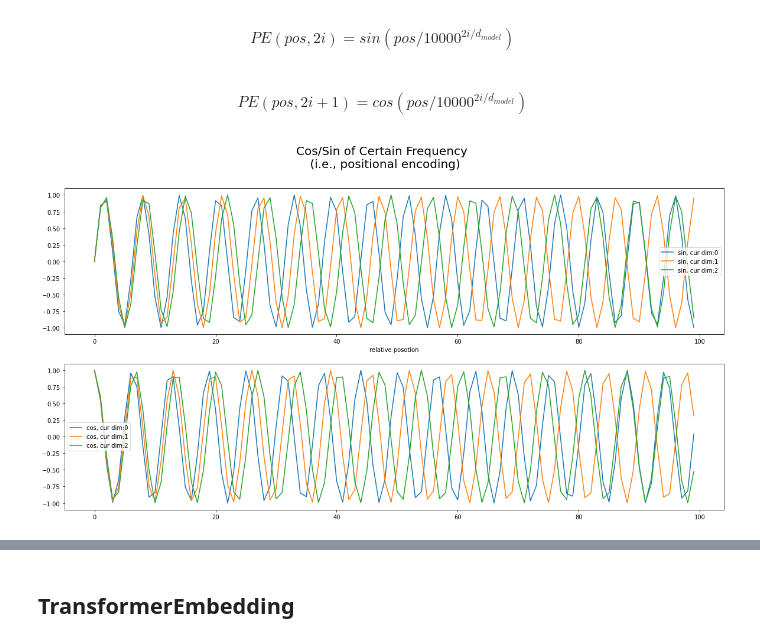
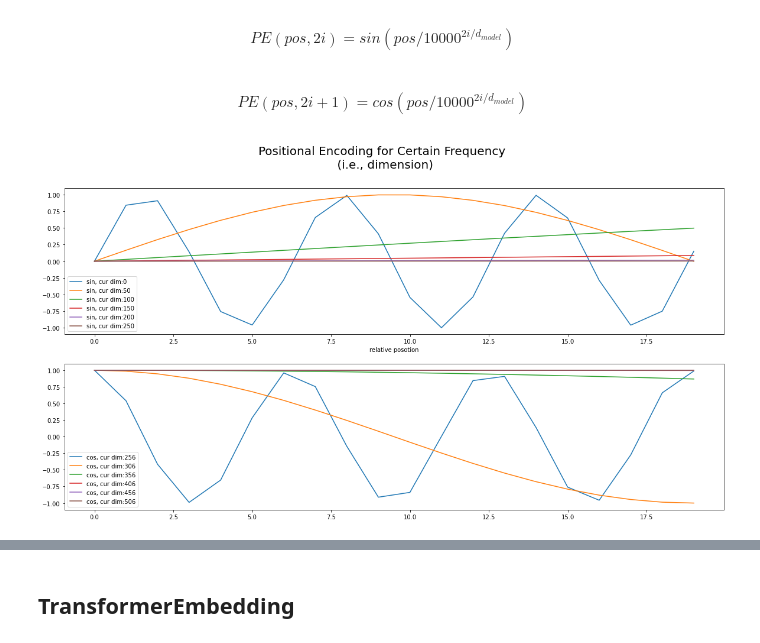
Before and after one commit to SpellOnYou/1000-days-of-code, a Jupyter notebook: dl_scratch/transformer.ipynb, the cells around one changed output, grey strips where cells are left out. Drawn from its saved outputs; the diff is of its cells as text; code cells hidden in the pictures.

```diff
--- a/dl_scratch/transformer.ipynb
+++ b/dl_scratch/transformer.ipynb
@@ -75,18 +74,18 @@ class PositionalEncoding(nn.Module):
         enc = torch.cat([inp.sin(), inp.cos()], dim=-1)
         return enc
 # %%
-positions = torch.arange(0, 100).float(); positions[:10]
+positions = torch.arange(0, 100).float();# positions[:10]
 d_model = 512
 # %%
 import matplotlib.pyplot as plt
 fig, ax = plt.subplots(2,1, figsize=(20,10))
-fig.suptitle("Cos/Sin of Certain Frequency \n (i.e., positional encoding)", fontsize=20)
+fig.suptitle("Positional Encoding for Certain Frequency \n (i.e., dimension)", fontsize=20)
 
 res = PositionalEncoding(d_model=d_model)(positions)
-for i in range(0,3):
-    ax[0].plot(res[:,i], label=f"sin, cur dim:{i}")
+for i in range(0, d_model//2, 50):
+    ax[0].plot(res[:20,i], label=f"sin, cur dim:{i}")
     ax[0].legend()
     ax[0].set_xlabel("relative posotion")
-    ax[1].plot(res[:,int(d_model/2+i)], label=f"cos, cur dim:{i}"); ax[1].legend()
+    ax[1].plot(res[:20,int(d_model/2+i)], label=f"cos, cur dim:{int(d_model/2+i)}"); ax[1].legend()
 # %% [output]
-[figure, old version]
+[figure, new version]
```
Also changed, not shown: parts of 4 cells of this notebook.
